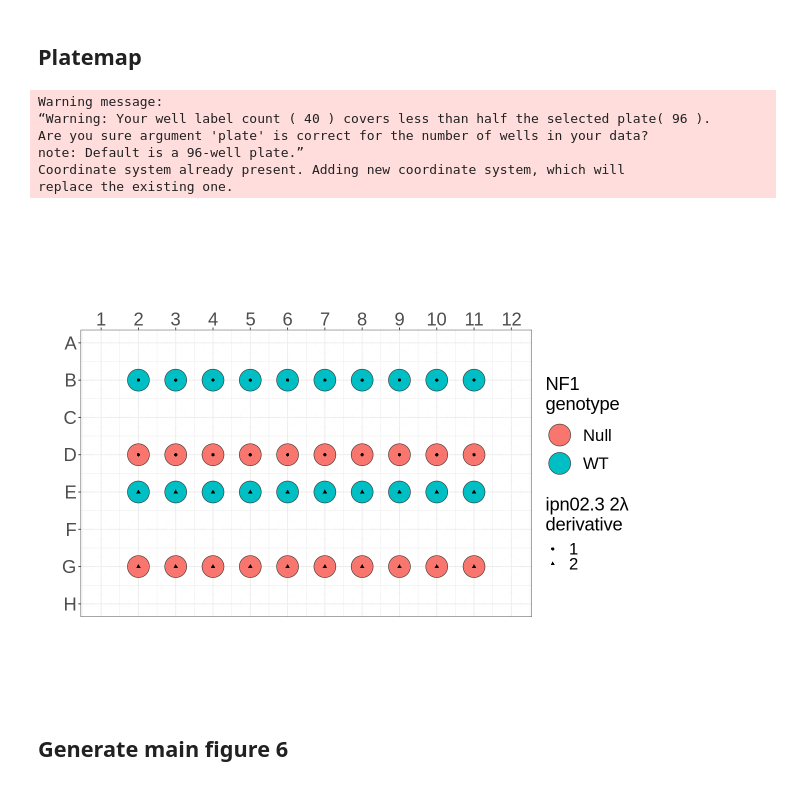
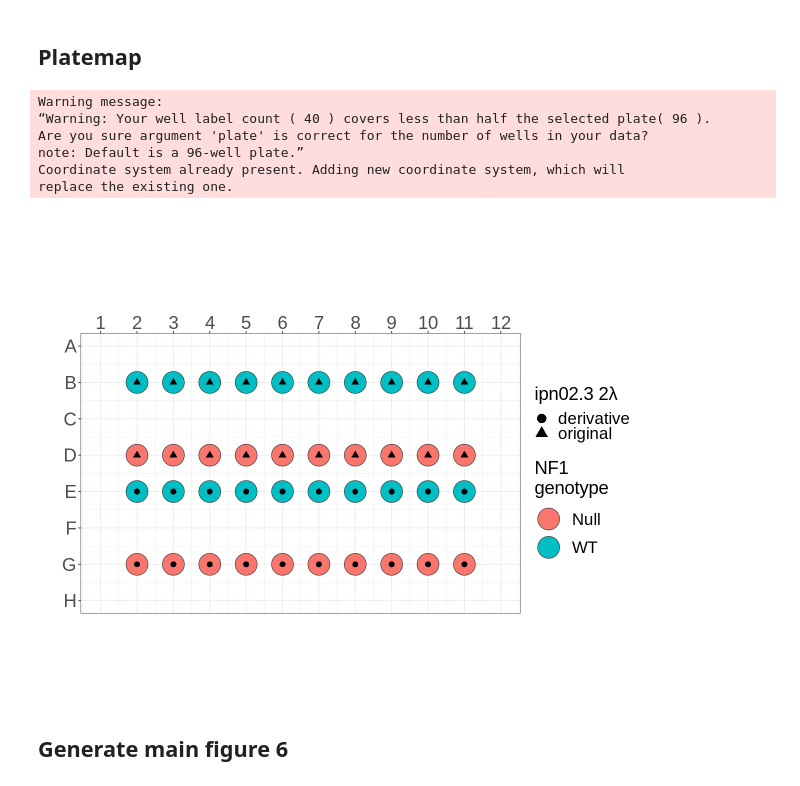
Before and after one commit to WayScience/nf1_schwann_cell_morphology_signature, a Jupyter notebook: 4.figures/main_figure_6/main_figure_6.ipynb, the cells around one changed output. Drawn from its saved outputs; the diff is of its cells as text; code cells hidden in the pictures.

```diff
--- a/4.figures/main_figure_6/main_figure_6.ipynb
+++ b/4.figures/main_figure_6/main_figure_6.ipynb
@@ -337,40 +346,43 @@ platemap_df <- platemap_df %>%
 
 # Add new column for cell line derivative
 platemap_df <- platemap_df %>%
-    mutate(cell_line_derivative = factor(ifelse(Institution == "iNFixion", 1, ifelse(Institution == "MGH", 2, NA))))
+    mutate(cell_line_derivative = factor(ifelse(Institution == "iNFixion", "original", ifelse(Institution == "MGH", "derivative", NA))))
 # %%
 width <- 10
 height <- 8
 options(repr.plot.width = width, repr.plot.height = height)
 
 # Generate platemap figure
 platemap <-
     platetools::raw_map(
         data = platemap_df$genotype,
         well = platemap_df$well_position,
         plate = 96,
         size = 12
     ) +
     coord_fixed(ratio = 1.0) +
     ggplot2::scale_fill_discrete(name = "NF1\ngenotype") +
-    ggplot2::geom_point(aes(shape = platemap_df$cell_line_derivative)) +
-    ggplot2::scale_shape_discrete(name = "ipn02.3 2λ\nderivative") +
+    ggplot2::geom_point(aes(shape = platemap_df$cell_line_derivative), size= 3) +
+    ggplot2::scale_shape_discrete(name = "ipn02.3 2λ") +
     theme(
         legend.title = element_text(size = 22),  # Larger legend title
         legend.text = element_text(size = 20),  # Larger legend text
         axis.text = element_text(size = 22),  # Larger axis tick labels
         axis.title = element_text(size = 22)  # Larger axis titles
+    ) +
+    guides(
+        shape = guide_legend(override.aes = list(size = 5)),
     )
 
 platemap
 # %% [output]
 Warning message:
 “Warning: Your well label count ( 40 ) covers less than half the selected plate( 96 ).
 Are you sure argument 'plate' is correct for the number of wells in your data?
 note: Default is a 96-well plate.”
 Coordinate system already present. Adding new coordinate system, which will
 replace the existing one.
-[figure, old version]
+[figure, new version]
 # %% [markdown]
 ## Generate main figure 6
 # %%
```
Also changed, not shown: parts of 12 cells of this notebook, 2 other files.
